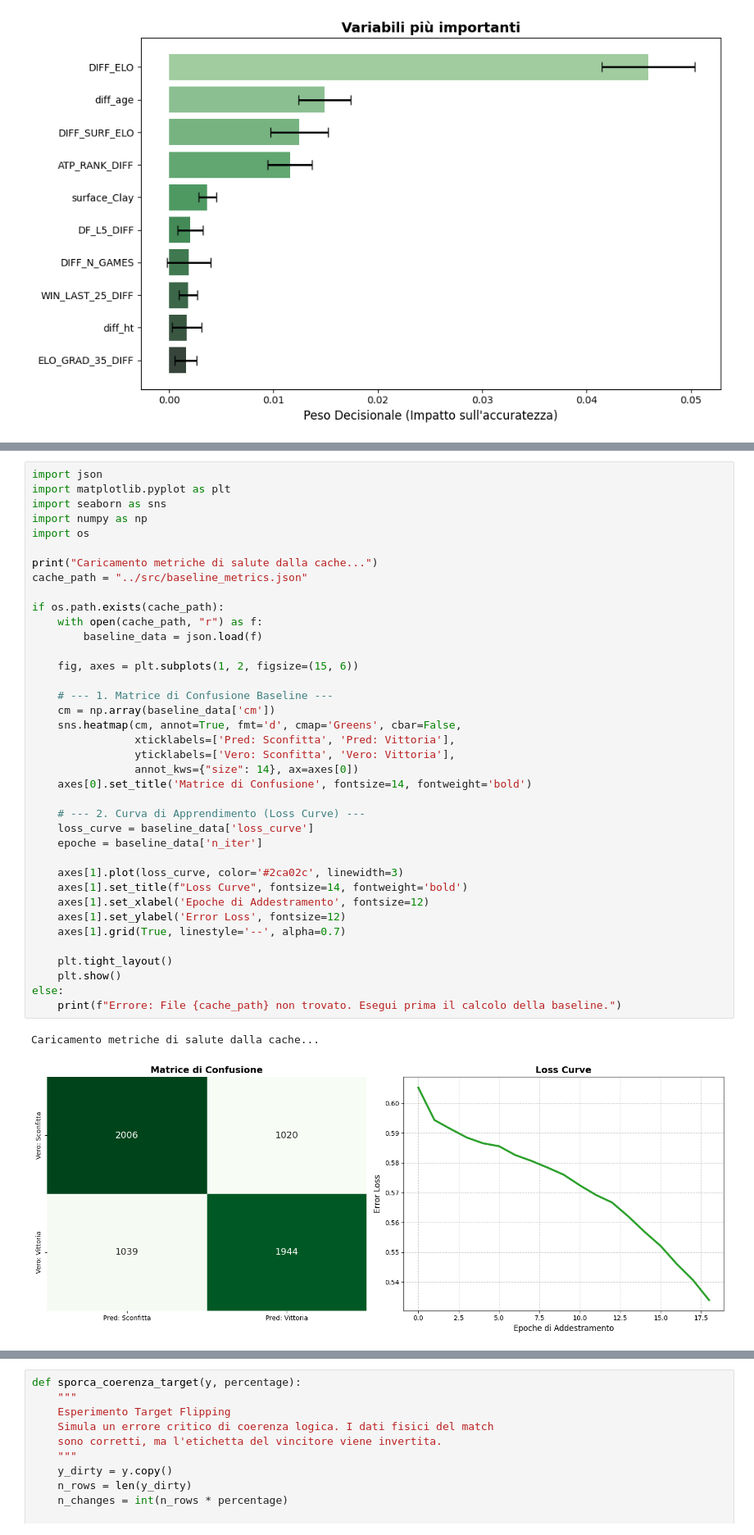
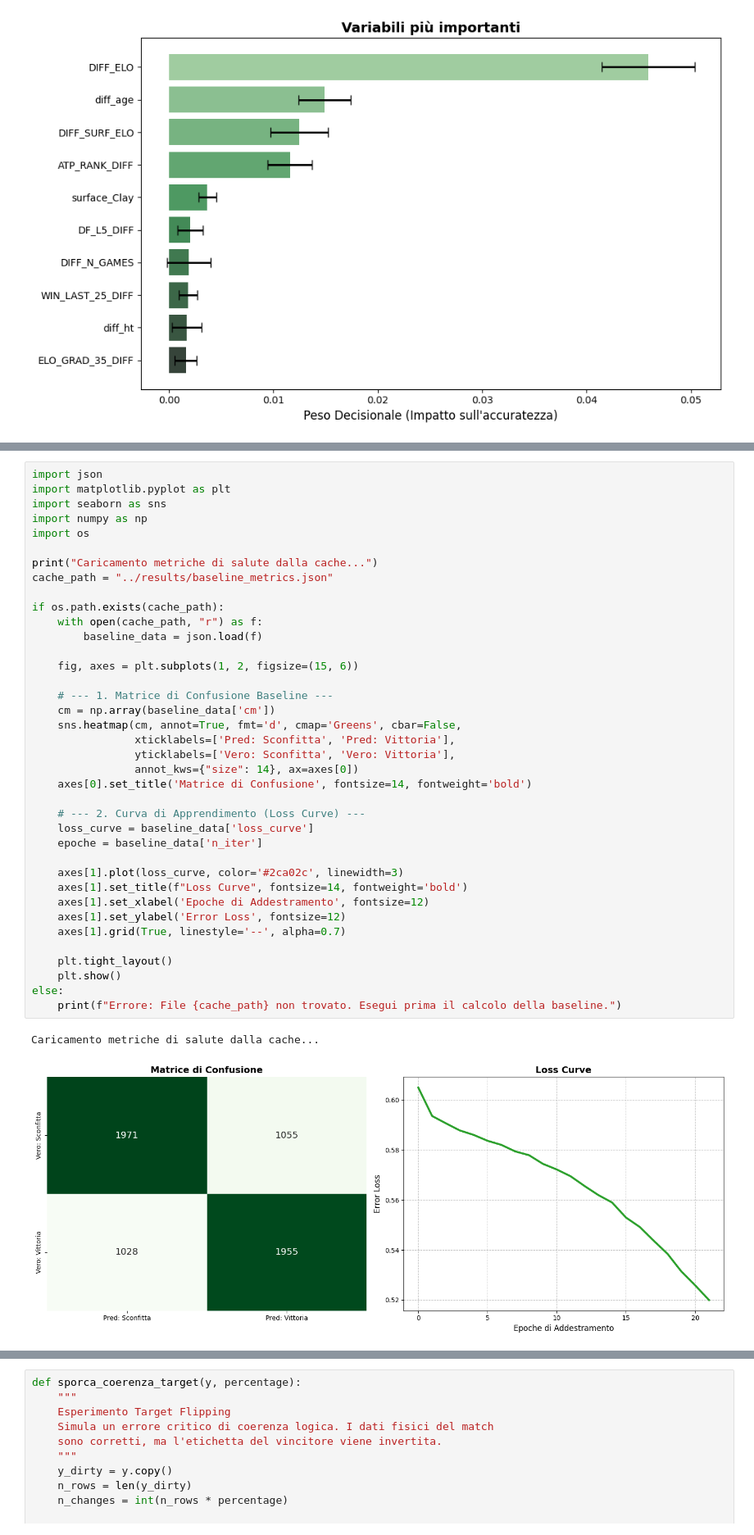
Before and after one commit to ilBiondo06/Architetture-Dati-Progetto, a Jupyter notebook: doc/Architetture-Dati report.ipynb, the cells around one changed output, grey strips where cells are left out. Shown at 82% size. Drawn from its saved outputs; the diff is of its cells as text.

```diff
--- a/doc/Architetture-Dati report.ipynb
+++ b/doc/Architetture-Dati report.ipynb
@@ -226,36 +227,36 @@ import numpy as np
 import os
 
 print("Caricamento metriche di salute dalla cache...")
-cache_path = "../src/baseline_metrics.json"
+cache_path = "../results/baseline_metrics.json"
 
 if os.path.exists(cache_path):
     with open(cache_path, "r") as f:
         baseline_data = json.load(f)
 
     fig, axes = plt.subplots(1, 2, figsize=(15, 6))
 
     # --- 1. Matrice di Confusione Baseline ---
     cm = np.array(baseline_data['cm'])
     sns.heatmap(cm, annot=True, fmt='d', cmap='Greens', cbar=False,
                 xticklabels=['Pred: Sconfitta', 'Pred: Vittoria'],
                 yticklabels=['Vero: Sconfitta', 'Vero: Vittoria'],
                 annot_kws={"size": 14}, ax=axes[0])
     axes[0].set_title('Matrice di Confusione', fontsize=14, fontweight='bold')
 
     # --- 2. Curva di Apprendimento (Loss Curve) ---
     loss_curve = baseline_data['loss_curve']
     epoche = baseline_data['n_iter']
 
     axes[1].plot(loss_curve, color='#2ca02c', linewidth=3)
     axes[1].set_title(f"Loss Curve", fontsize=14, fontweight='bold')
     axes[1].set_xlabel('Epoche di Addestramento', fontsize=12)
     axes[1].set_ylabel('Error Loss', fontsize=12)
     axes[1].grid(True, linestyle='--', alpha=0.7)
 
     plt.tight_layout()
     plt.show()
 else:
     print(f"Errore: File {cache_path} non trovato. Esegui prima il calcolo della baseline.")
 # %% [output]
 Caricamento metriche di salute dalla cache...
-[figure, old version]
+[figure, new version]
```
Also changed, not shown: parts of 31 cells of this notebook, 4 other files.
